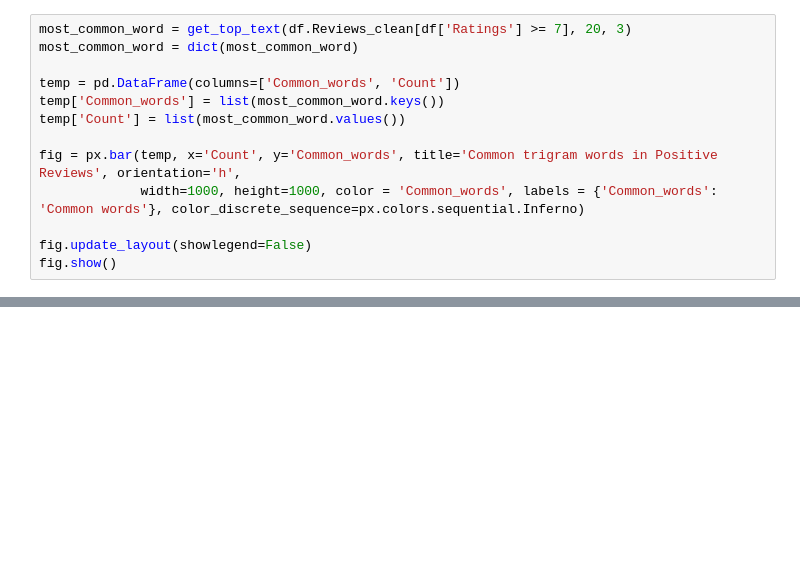
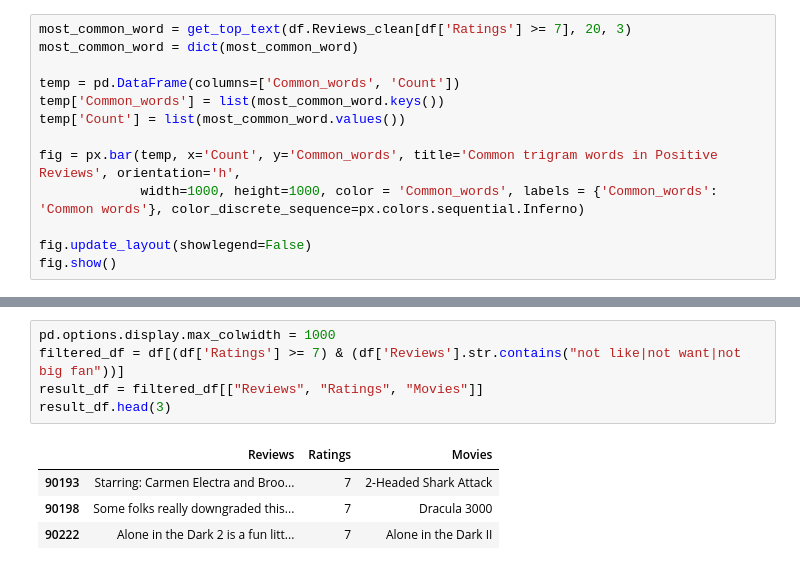
Before and after one commit to stngan/sentiment-python, a Jupyter notebook: sentiment.ipynb, the cells around one changed output, grey strips where cells are left out. Cells and saved outputs as stored; diff of their text form; blank space fills up the shorter version.

```diff
--- a/sentiment.ipynb
+++ b/sentiment.ipynb
@@ -313,3 +313,13 @@ fig.update_layout(showlegend=False)
 fig.show()
 # %% [markdown]
 ![image.png](attachment:image.png)
+# %%
+pd.options.display.max_colwidth = 1000
+filtered_df = df[(df['Ratings'] >= 7) & (df['Reviews'].str.contains("not like|not want|not big fan"))]
+result_df = filtered_df[["Reviews", "Ratings", "Movies"]]
+result_df.head(3)
+# %% [output]
+|  | Reviews | Ratings | Movies |
+| 90193 | Starring: Carmen Electra and Broo... | 7 | 2-Headed Shark Attack |
+| 90198 | Some folks really downgraded this... | 7 | Dracula 3000 |
+| 90222 | Alone in the Dark 2 is a fun litt... | 7 | Alone in the Dark II |
```
Also changed, not shown: parts of 9 cells of this notebook, 3 other files.
